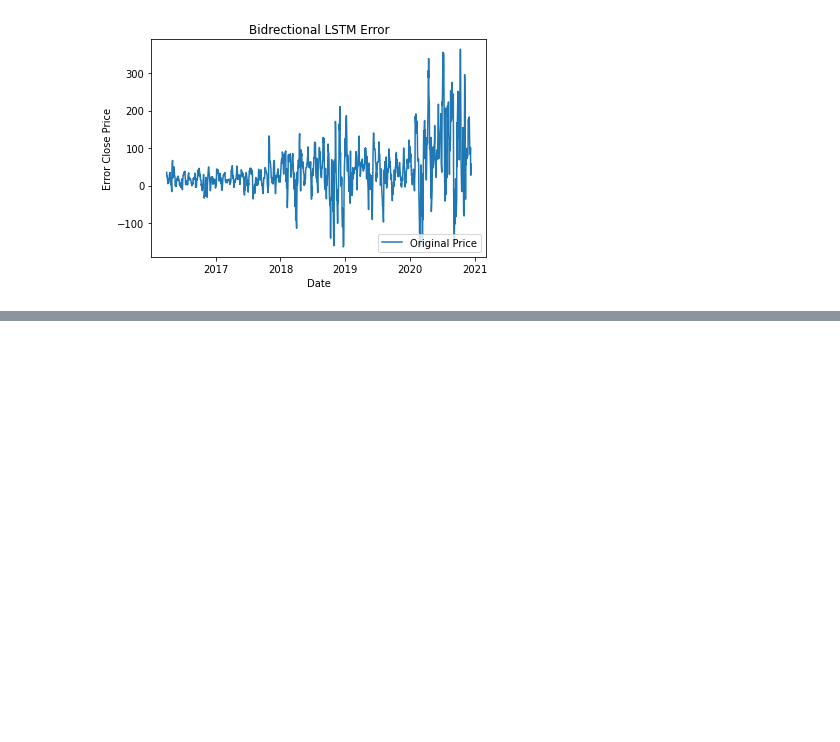
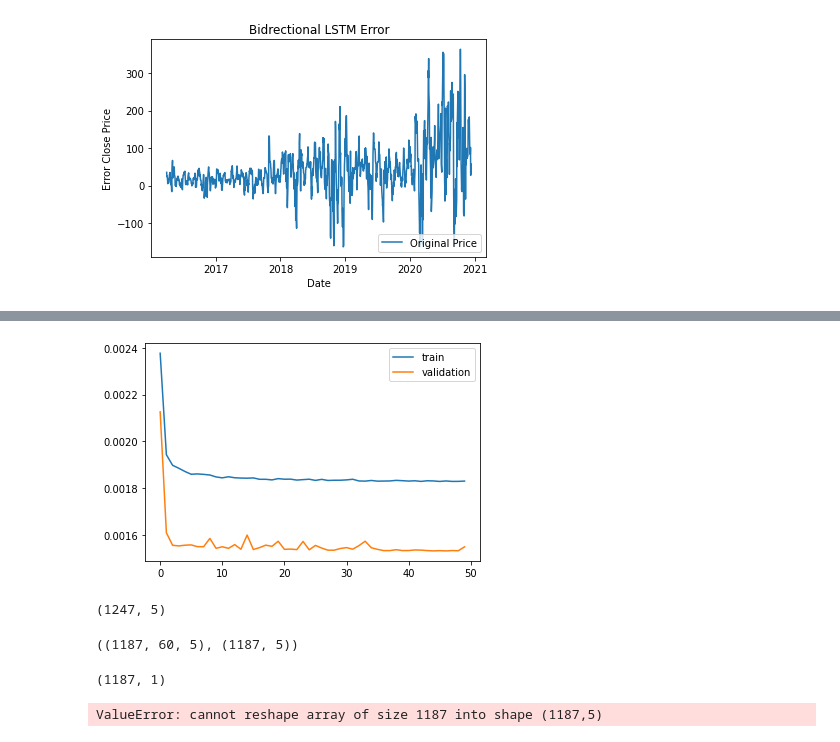
Before and after one commit to Wal1d/Stock-Market-RNN, a Jupyter notebook: stock market.ipynb, the cells around one changed output, grey strips where cells are left out. Drawn from its saved outputs; the diff is of its cells as text; code cells hidden in the pictures; blank space fills up the shorter version.

```diff
--- a/stock market.ipynb
+++ b/stock market.ipynb
@@ -389,0 +402,3 @@ plt.show()
+# %%
+multiDataset = df.drop(['Adj Close'], axis = 1)
+multiDataset
@@ -389,0 +424,5 @@ plt.show()
+# %%
+multi_scaler = MinMaxScaler(feature_range=(0,1))
+multi_scaled_data = multi_scaler.fit_transform(multiDataset)
+
+multi_scaled_data[-1], multi_scaled_data.shape
@@ -389,0 +432,12 @@ plt.show()
+# %%
+multiTrainData = multi_scaled_data[0:training_data_len, :]
+step_size = 60
+xx_train = []
+yy_train = []
+
+for i in range(step_size, len(multiTrainData)):
+    xx_train.append(multiTrainData[i-step_size:i, :])
+    yy_train.append(multiTrainData[i, :])
+
+xx_train, yy_train = np.array(xx_train), np.array(yy_train)
+xx_train.shape, yy_train.shape
@@ -389,0 +450,9 @@ plt.show()
+# %%
+multibimodel = Sequential()
+multibimodel.add(Bidirectional(LSTM(60, return_sequences=False, input_shape= (xx_train.shape[1], xx_train.shape[2]))))
+multibimodel.add(Dropout(0.25))
+multibimodel.add(Dense(1))
+
+
+multibimodel.compile(optimizer='adam', loss='mean_squared_error')
+history = multibimodel.fit(xx_train, yy_train, batch_size = 128, validation_split = 0.1, epochs=50)
@@ -389,0 +477,31 @@ plt.show()
+# %%
+plt.plot(history.history['loss'], label='train')
+plt.plot(history.history['val_loss'], label='validation')
+plt.legend();
+# %% [output]
+[figure, added]
+# %%
+multiTest_data = multi_scaled_data[training_data_len - step_size: , :]
+multiTest_data.shape
+# %% [output]
+(1247, 5)
+# %%
+xx_test = []
+yy_test = multi_scaled_data[training_data_len:, :]
+for i in range(step_size, len(multiTest_data)):
+    xx_test.append(multiTest_data[i-step_size:i, :])
+
+xx_test = np.array(xx_test)
+xx_test.shape, yy_test.shape
+# %% [output]
+((1187, 60, 5), (1187, 5))
+# %%
+predictions = multibimodel.predict(xx_test)
+predictions.shape
+# %% [output]
+(1187, 1)
+# %%
+tmp = np.concatenate((predictions,predictions),axis=1)
+tmp
+# %% [output]
+ValueError: cannot reshape array of size 1187 into shape (1187,5)
```
Also changed, not shown: parts of 17 cells of this notebook.
